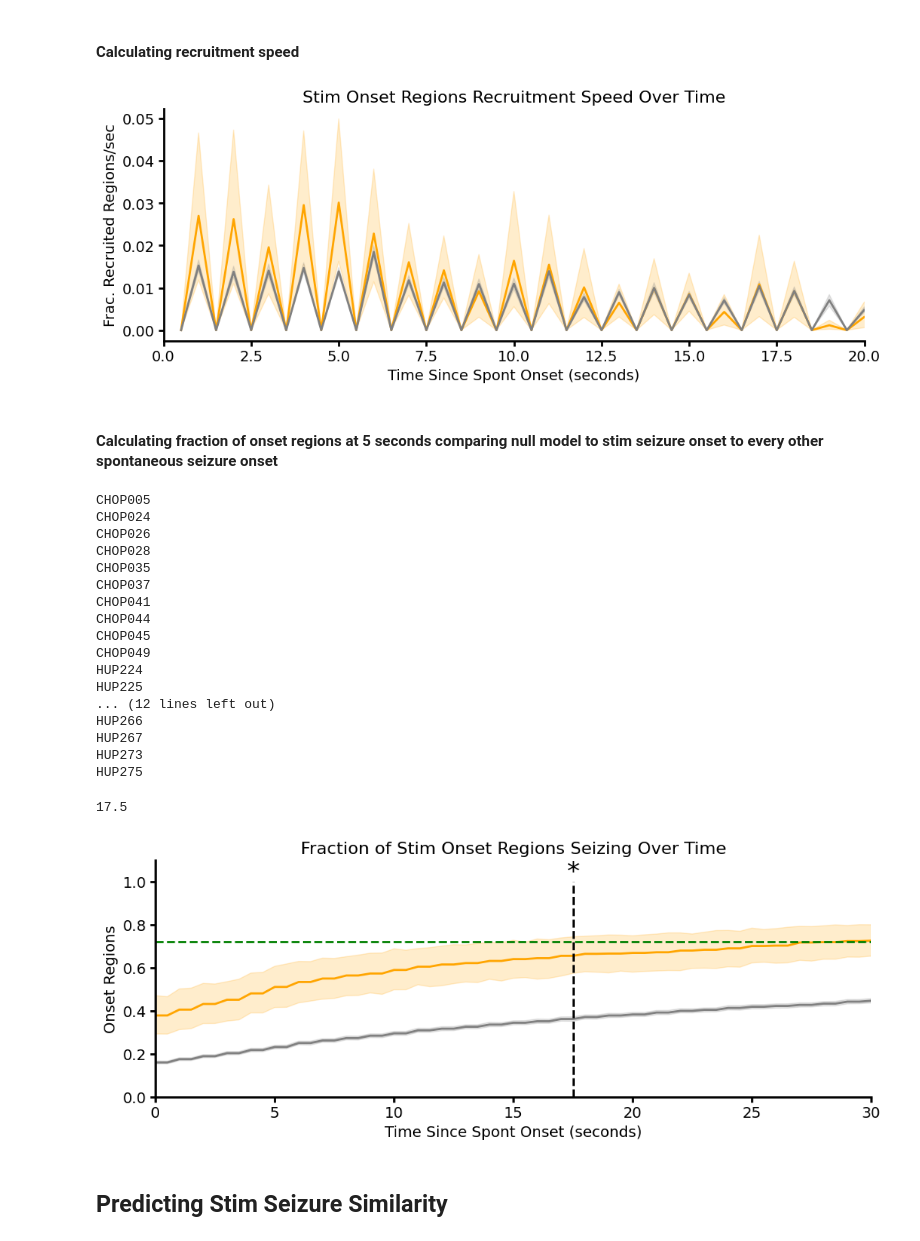
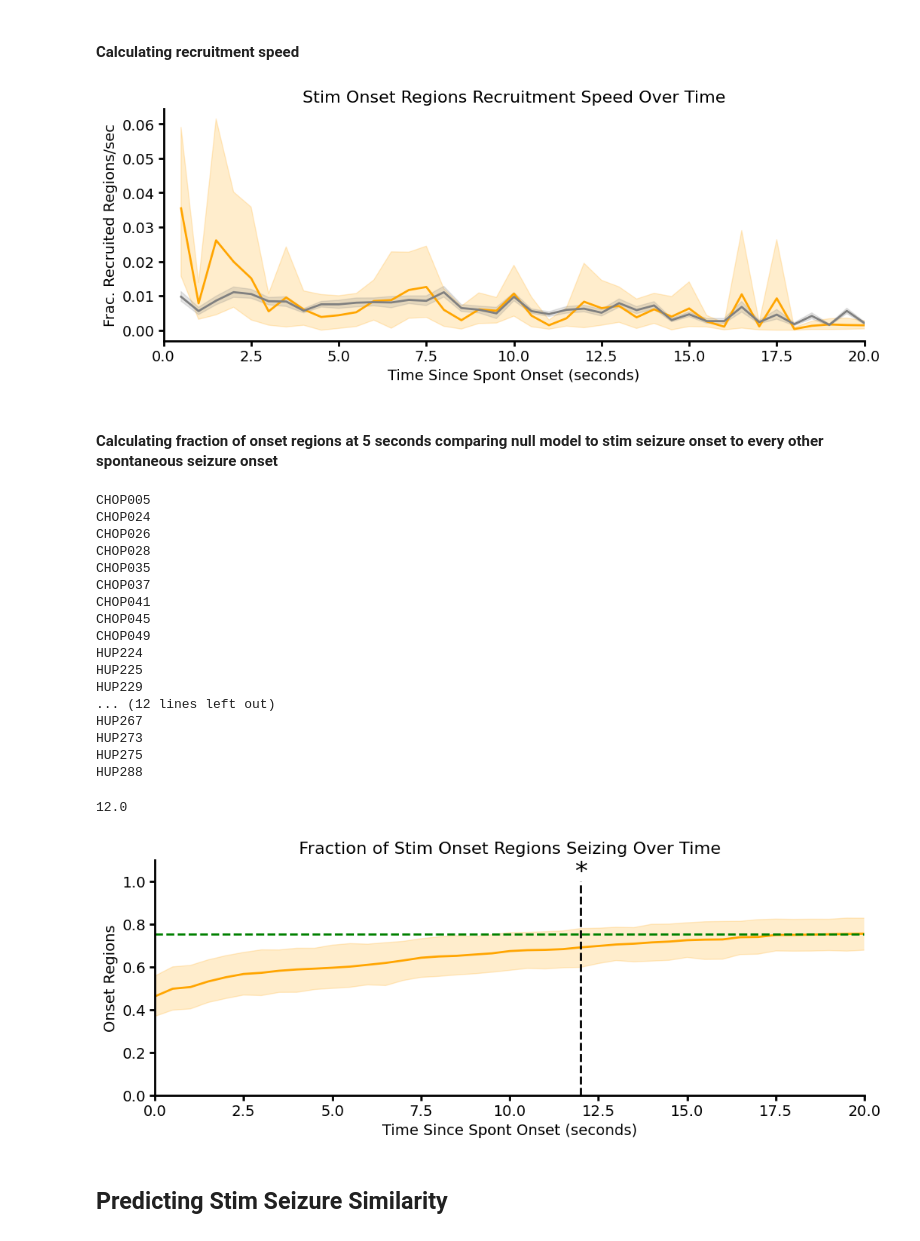
Before and after one commit to wojemann/stim-seizures, a Jupyter notebook: code/model_prediction_analysis.ipynb, the cells around one changed output. Drawn from its saved outputs; the diff is of its cells as text; code cells hidden in the pictures.

```diff
--- a/code/model_prediction_analysis.ipynb
+++ b/code/model_prediction_analysis.ipynb
@@ -66,10 +66,10 @@ sz_metadata.head()
 # sz_annots = pd.read_pickle(ospj(prodatapath,f"optimized_predicted_channels_{mdl_str}_{final_thresh}.pkl"))
 # sz_annots = pd.read_pickle(ospj(prodatapath,f"kdeknee_predicted_channels_opt_allpts.pkl"))
 mdl_str = 'LSTM'
-sz_annots = pd.read_pickle(ospj(prodatapath,f"optimized_predicted_channels_{mdl_str}_tuned_thresholds.pkl"))
-
+sz_annots = pd.read_pickle(ospj(prodatapath,f"optimized_predicted_channels_{mdl_str}_tuned_thresholds_v1.pkl"))
+sz_annots = sz_annots[sz_annots.Patient != 'HUP275']
 sz_annots.columns = [col if col != 'Patient' else 'patient' for col in sz_annots.columns]
 # sz_annots = sz_annots[sz_annots.Patient.apply(lambda x: x[:3] != 'CHO')]
-sz_annots.head()
+sz_annots[sz_annots.patient == 'HUP235'].head(10)
 # %% [output]
 |  | patient | iEEG_ID | model | stim | approximate_onset | offset | threshold | ueo_chs_strict | ... |
@@ -543,11 +551,12 @@ for pt,group in sz_annots.groupby("patient"):
         all_fraction_ts.append(np.mean(fraction_ts,axis=0))
 
 stim_spread_df = pd.DataFrame(np.array(all_fraction_ts),columns=time_points)
+nan_idxs = stim_spread_df.isna().any(axis=1)
+stim_spread_df = stim_spread_df.loc[~nan_idxs,:]
 stim_spread_df_b = (stim_spread_df > 0.0).astype(float)
 # stim_spread_df = pd.DataFrame(np.concatenate(all_fraction_ts,axis=0),columns=time_points) # SEIZURE LEVEL
-
-stim_spread_df['patient'] = all_pts
-stim_spread_df_b['patient'] = all_pts
+stim_spread_df['patient'] = np.array(all_pts)[~nan_idxs]
+stim_spread_df_b['patient'] = np.array(all_pts)[~nan_idxs]
 
 stim_spread_df_long_b = stim_spread_df_b.melt(id_vars=['patient'], var_name='Time', value_name='Fraction')
 stim_spread_df_long = stim_spread_df.melt(id_vars=['patient'], var_name='Time', value_name='Fraction')
@@ -926,8 +946,9 @@ for pt,group in sz_annots_rs.groupby("patient"):
 stim_spread_df = pd.DataFrame(np.array(all_fraction_ts),columns=time_points)
 # stim_spread_df = (stim_spread_df>0.5).astype(float)
 # stim_spread_df = pd.DataFrame(np.concatenate(all_fraction_ts,axis=0),columns=time_points) # SEIZURE LEVEL
-
-stim_spread_df['patient'] = all_pts
+nan_idxs = stim_spread_df.isna().any(axis=1)
+stim_spread_df = stim_spread_df.loc[~nan_idxs,:]
+stim_spread_df['patient'] = np.array(all_pts)[~nan_idxs]
 stim_spread_df_long = stim_spread_df.melt(id_vars=['patient'], var_name='Time', value_name='Fraction')
 # %%
 plt.figure(figsize=(12, 6))
@@ -1057,7 +1079,7 @@ for i in range(len(is_sig) - 1):
 
 # plt.savefig(ospj(figpath,'stim_ueo_region_recruitment_speed.pdf'),bbox_inches='tight')
 # %% [output]
-[figure, old version]
+[figure, new version]
 # %% [markdown]
 #### Calculating fraction of onset regions at 5 seconds comparing null model to stim seizure onset to every other spontaneous seizure onset
 # %%
@@ -1102,16 +1124,16 @@ CHOP028
 CHOP035
 CHOP037
 CHOP041
-CHOP044
 CHOP045
 CHOP049
 HUP224
 HUP225
+HUP229
 ... (12 lines left out)
-HUP266
 HUP267
 HUP273
 HUP275
+HUP288
 # %%
 is_sig = np.zeros((int(60.5/0.5),),dtype=bool)
 for i,t in enumerate(np.arange(0,60.5,0.5)):
@@ -1123,36 +1145,36 @@ for i,t in enumerate(np.arange(0,60.5,0.5)):
 # %%
 fig,ax = plt.subplots(figsize=(12, 4))
 sns.lineplot(data=stim_spread_df_long, x='Time', y='Fraction',color='orange',linewidth=2,err_style='band')
 # sns.lineplot(data=spont_spread_df_long, x='Time', y='Fraction',color='green',linewidth=2,err_style='band')
 plotting_df = spont_spread_df_long.copy()
 plotting_df = plotting_df[plotting_df.Time==0]
 plotting_df.loc[:,'Time'] = -2
-sns.lineplot(data=null_spread_df_long, x='Time', y='Fraction',color='grey',linewidth=2)
+# sns.lineplot(data=null_spread_df_long, x='Time', y='Fraction',color='grey',linewidth=2)
 # plt.axhline(stim_spread_df_long[stim_spread_df_long.Time == 0]['Fraction'].mean(),color='red',linestyle='--')
 # plt.axhline(stim_spread_df_long[stim_spread_df_long.Time == 15]['Fraction'].mean(),color='blue',linestyle='--')
 plt.title('Fraction of Stim Onset Regions Seizing Over Time')
 plt.xlabel('Time Since Spont Onset (seconds)')
 plt.ylabel('Onset Regions')
 sns.despine()
-plt.xlim((0,30))
+plt.xlim((0,20))
 plt.ylim((0,1.1))
 # Plot horizontal bars at y = 0.05
 # for i in range(len(is_sig) - 1):
 #     if is_sig[i]:
 #         if is_sig[i + 1]:
 #             ax.hlines(1, time_points[i], time_points[i + 1], color='k', linewidth=2)
 #         else:
 #             ax.hlines(1, time_points[i], time_points[i], color='k', linewidth=2)
 star_x = np.where(is_sig)[0][-1]
 print(time_points[star_x])
 plt.text(time_points[star_x],1.01,'*',fontsize='24',horizontalalignment='center')
 ymin,ymax = plt.ylim()
 plt.vlines(time_points[star_x],ymin,1,ls='--',color='k')
 plt.hlines(spont_spread_df_long[spont_spread_df_long.Time == 0]['Fraction'].mean(),0,60,colors='green',linestyles='--',linewidth=2)
 plt.savefig(ospj(figpath,'spont-stim_ueo_region_recruitment.pdf'),bbox_inches='tight')
 # %% [output]
-17.5
+12.0
-[figure, old version]
+[figure, new version]
 # %% [markdown]
 ## Predicting Stim Seizure Similarity
 # %%
```
Also changed, not shown: parts of 34 cells of this notebook, 9 other files.
